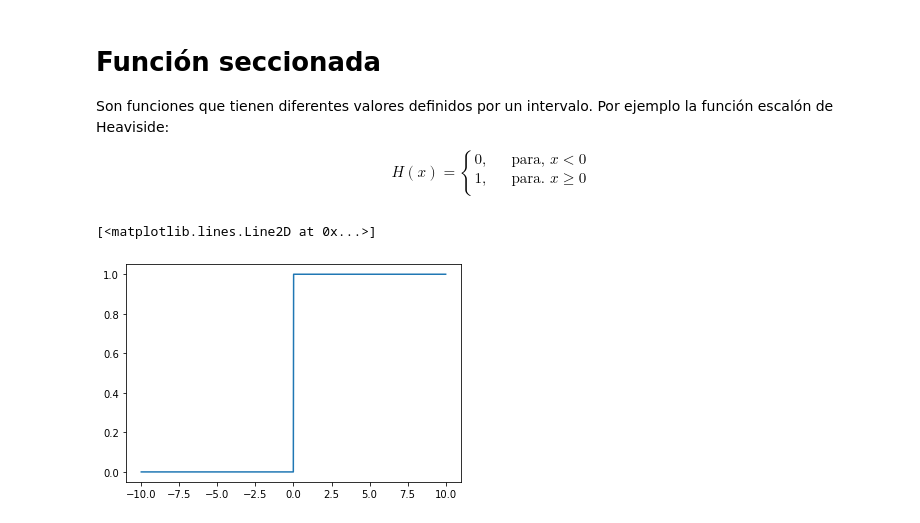
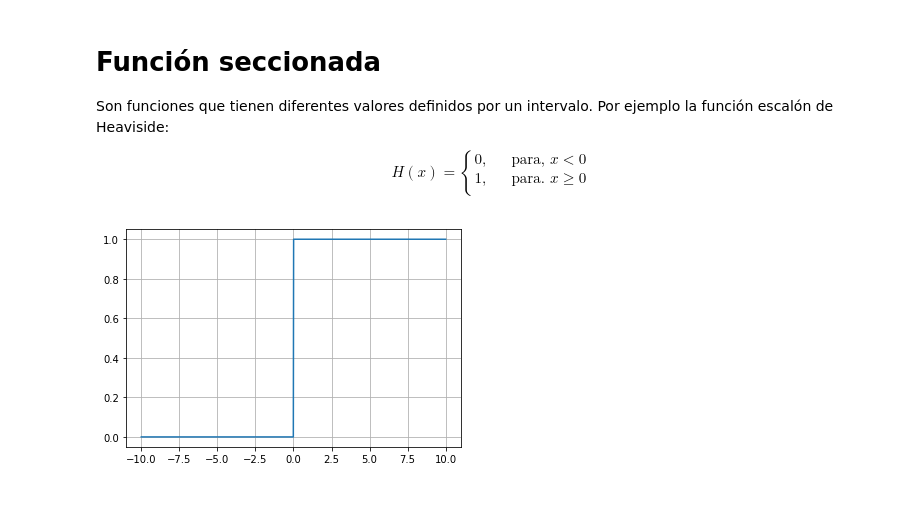
Before and after one commit to FernandoCallasaca/data_science_projects, a Jupyter notebook: 1_Programando_funciones.ipynb, the cells around one changed output. Saved outputs shown, nothing was run; the diff lists cells and outputs as text; code cells hidden in the pictures.

```diff
--- a/1_Programando_funciones.ipynb
+++ b/1_Programando_funciones.ipynb
@@ -151,20 +152,21 @@ $$H(x) =
 $$
 # %%
 def H(x):
+  # creamos un arreglo del mismo tamaño de 'x' con puro ceros
   Y = np.zeros(len(x))
   for idx,x in enumerate(x):
     if x>=0:
       Y[idx]=1
   return Y
 
 
 N=1000
 
 x = np.linspace(-10,10, num=N)
 
 y = H(x)
 
 plt.plot(x,y)
+plt.grid()
 # %% [output]
-[<matplotlib.lines.Line2D at 0x...>]
-[figure, old version]
+[figure, new version]
```
Also changed, not shown: parts of 6 cells of this notebook.
